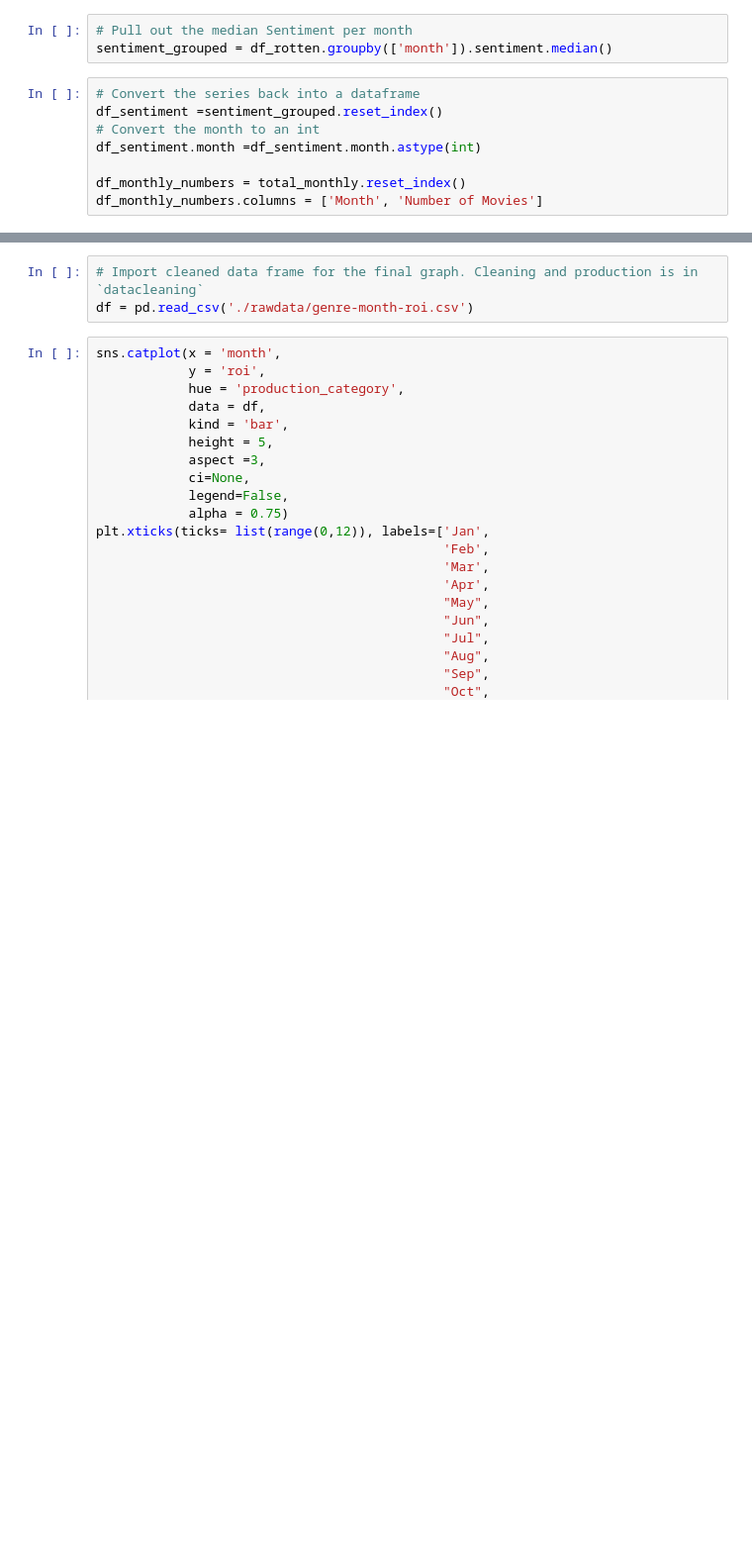
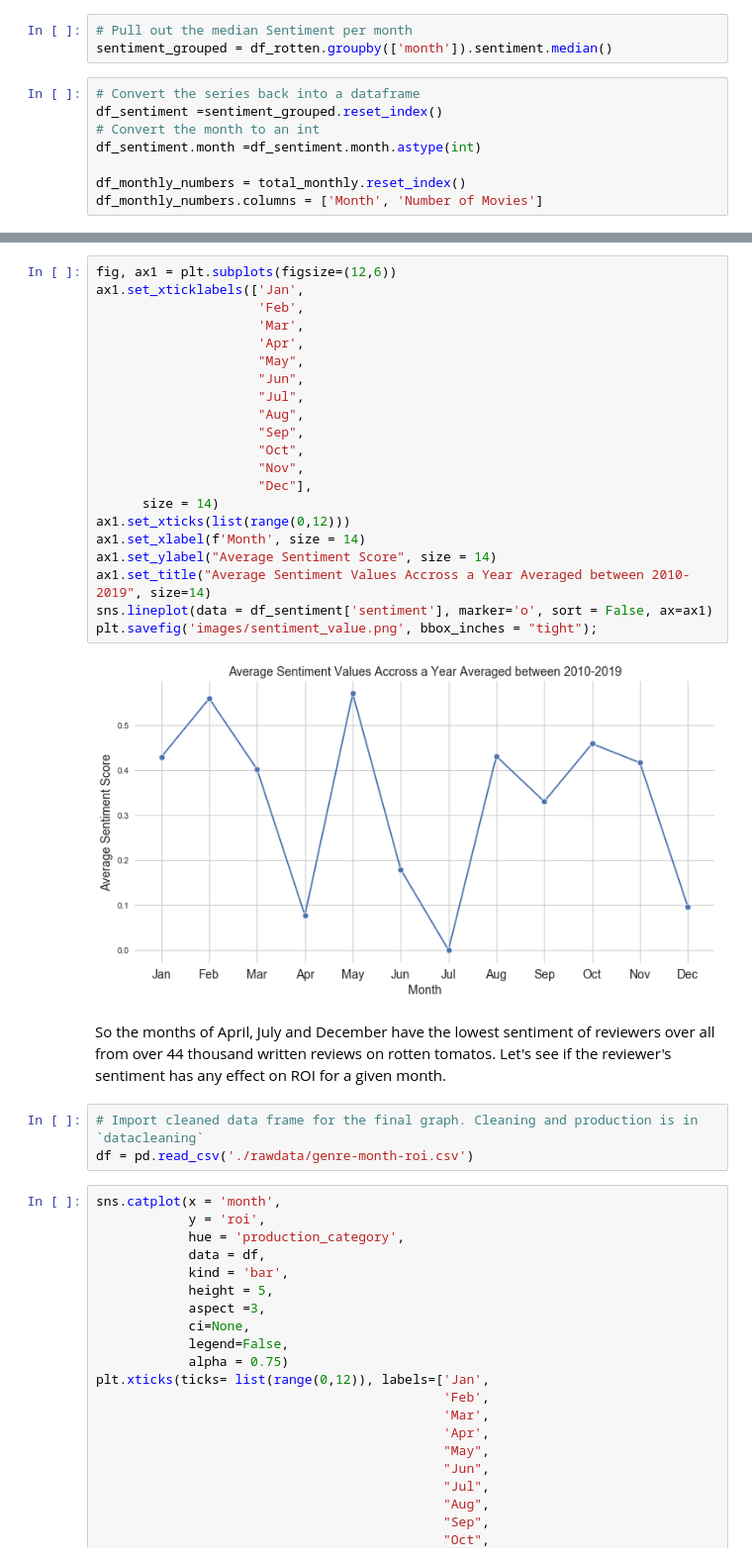
Before and after one commit to SlimHintz/movie-data-eda, a Jupyter notebook: microsoft-studios-eda.ipynb, the cells around one changed output, grey strips where cells are left out. Shown at 99% size. Cells and saved outputs as stored; diff of their text form; blank space fills up the shorter version.

```diff
--- a/microsoft-studios-eda.ipynb
+++ b/microsoft-studios-eda.ipynb
@@ -403,3 +393,28 @@ It seems that sentiment decreases signeficantly as the timeperature p
+# %%
+fig, ax1 = plt.subplots(figsize=(12,6))
+ax1.set_xticklabels(['Jan',
+                     'Feb',
+                     'Mar',
+                     'Apr',
+                     "May",
+                     "Jun",
+                     "Jul",
+                     "Aug",
+                     "Sep",
+                     "Oct",
+                     "Nov",
+                     "Dec"],
+      size = 14)
+ax1.set_xticks(list(range(0,12)))
+ax1.set_xlabel(f'Month', size = 14)
+ax1.set_ylabel("Average Sentiment Score", size = 14)
+ax1.set_title("Average Sentiment Values Accross a Year Averaged between 2010-2019", size=14)
+sns.lineplot(data = df_sentiment['sentiment'], marker='o', sort = False, ax=ax1)
+plt.savefig('images/sentiment_value.png', bbox_inches = "tight");
+# %% [output]
+[figure, added]
+# %% [markdown]
+So the months of April, July and December have the lowest sentiment of reviewers over all from over 44 thousand written reviews on rotten tomatos. Let's see if the reviewer's sentiment has any effect on ROI for a given month.
 # %%
 # Import cleaned data frame for the final graph. Cleaning and production is in `datacleaning`
 df = pd.read_csv('./rawdata/genre-month-roi.csv')
```
Also changed, not shown: parts of 14 cells of this notebook, 6 other files.
